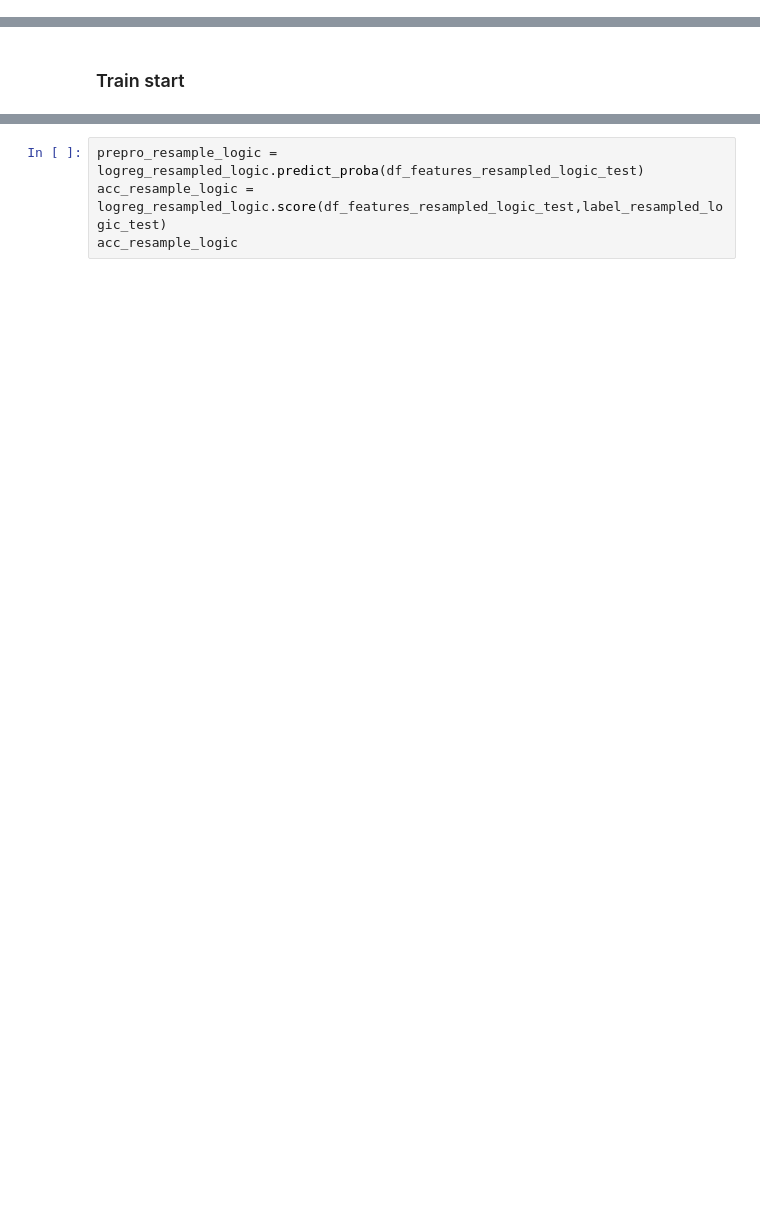
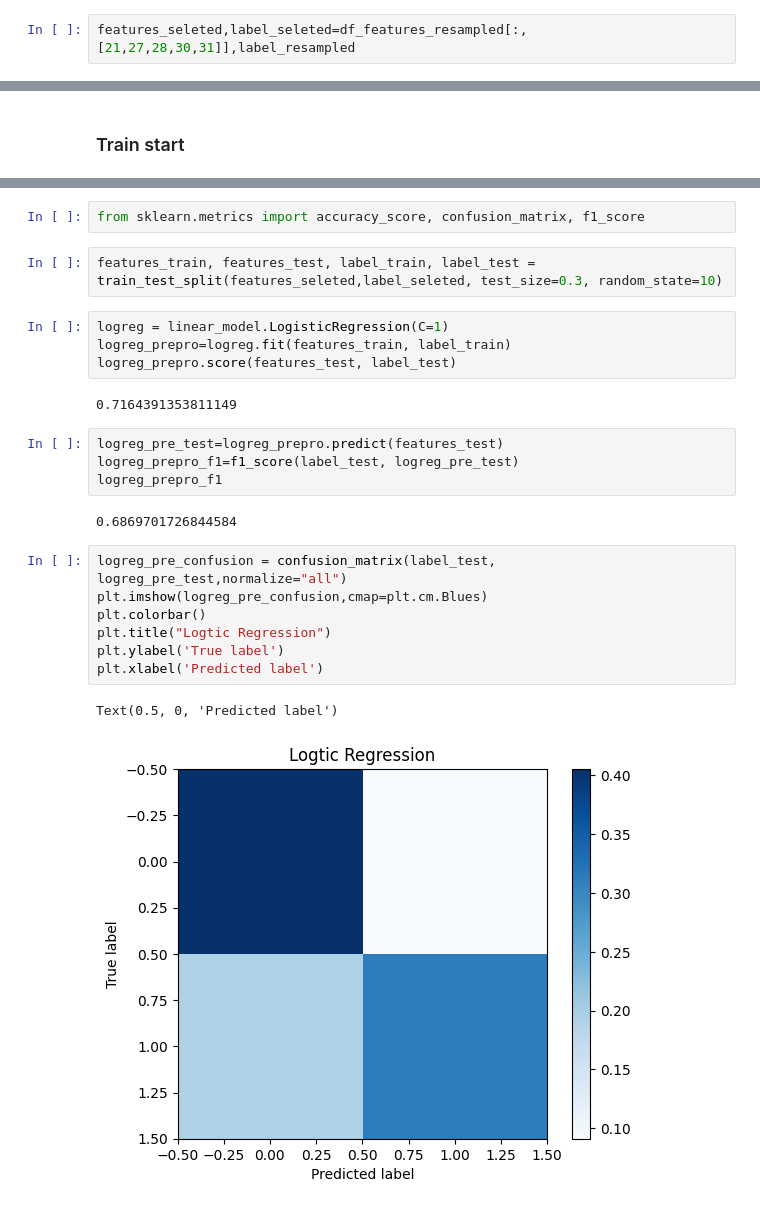
Before and after one commit to SherryAxleng/SPH6004, a Jupyter notebook: assignment_lxl.ipynb, the cells around one changed output, grey strips where cells are left out. Cells and saved outputs as stored; diff of their text form; blank space fills up the shorter version.

```diff
--- a/assignment_lxl.ipynb
+++ b/assignment_lxl.ipynb
@@ -142,0 +375,2 @@ df_features_pca.shape
+# %%
+features_seleted,label_seleted=df_features_resampled[:,[21,27,28,30,31]],label_resampled
@@ -254,4 +383,26 @@ logreg_resampled_logic.fit(df_features_resampled_logic_train,label_resampled_log
-# %%
-prepro_resample_logic = logreg_resampled_logic.predict_proba(df_features_resampled_logic_test)
-acc_resample_logic = logreg_resampled_logic.score(df_features_resampled_logic_test,label_resampled_logic_test)
-acc_resample_logic
+# %%
+from sklearn.metrics import accuracy_score, confusion_matrix, f1_score
+# %%
+features_train, features_test, label_train, label_test = train_test_split(features_seleted,label_seleted, test_size=0.3, random_state=10)
+# %%
+logreg = linear_model.LogisticRegression(C=1)
+logreg_prepro=logreg.fit(features_train, label_train)
+logreg_prepro.score(features_test, label_test)
+# %% [output]
+0.7164391353811149
+# %%
+logreg_pre_test=logreg_prepro.predict(features_test)
+logreg_prepro_f1=f1_score(label_test, logreg_pre_test)
+logreg_prepro_f1
+# %% [output]
+0.6869701726844584
+# %%
+logreg_pre_confusion = confusion_matrix(label_test, logreg_pre_test,normalize="all")
+plt.imshow(logreg_pre_confusion,cmap=plt.cm.Blues)
+plt.colorbar()
+plt.title("Logtic Regression")
+plt.ylabel('True label')
+plt.xlabel('Predicted label')
+# %% [output]
+Text(0.5, 0, 'Predicted label')
+[figure, added]
```
Also changed, not shown: parts of 71 cells of this notebook.
